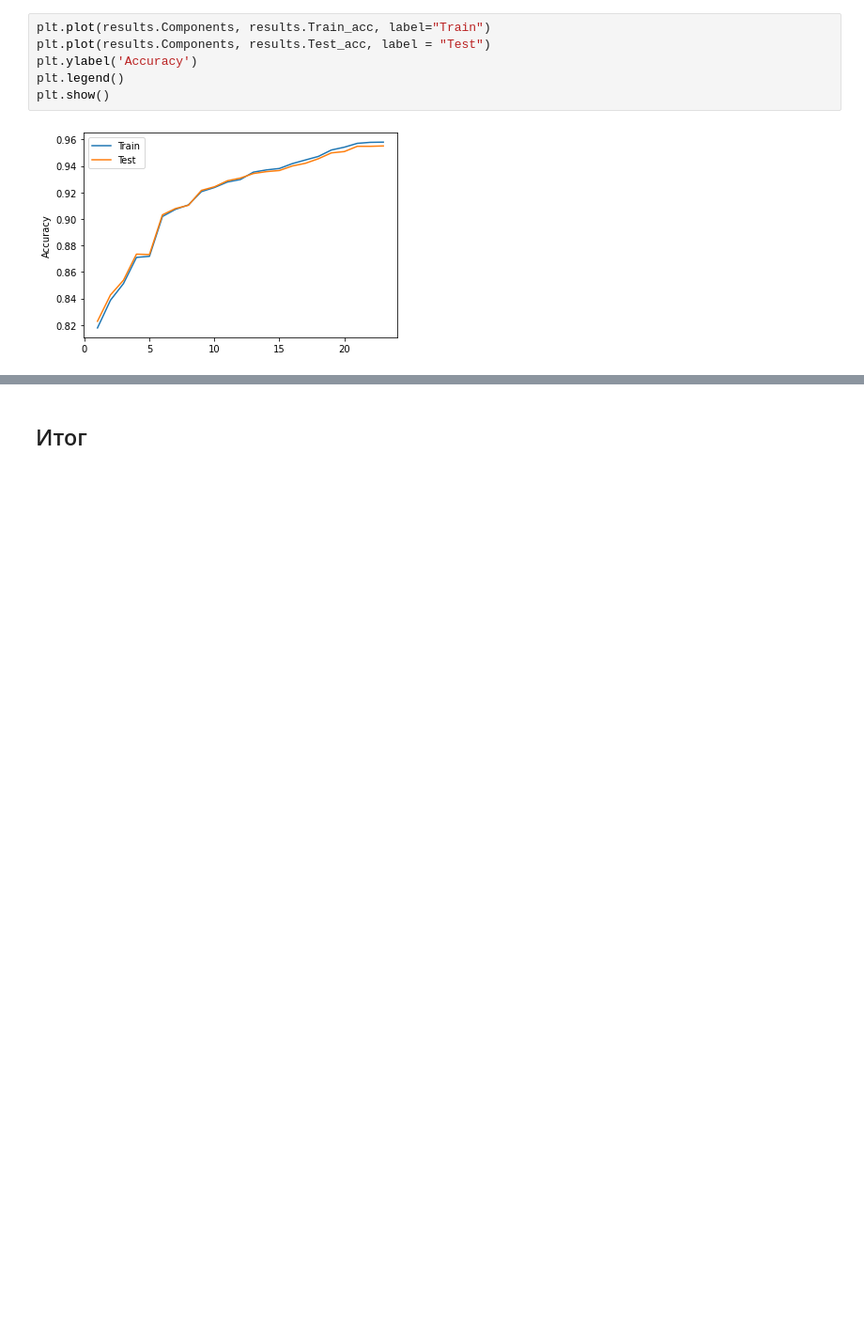
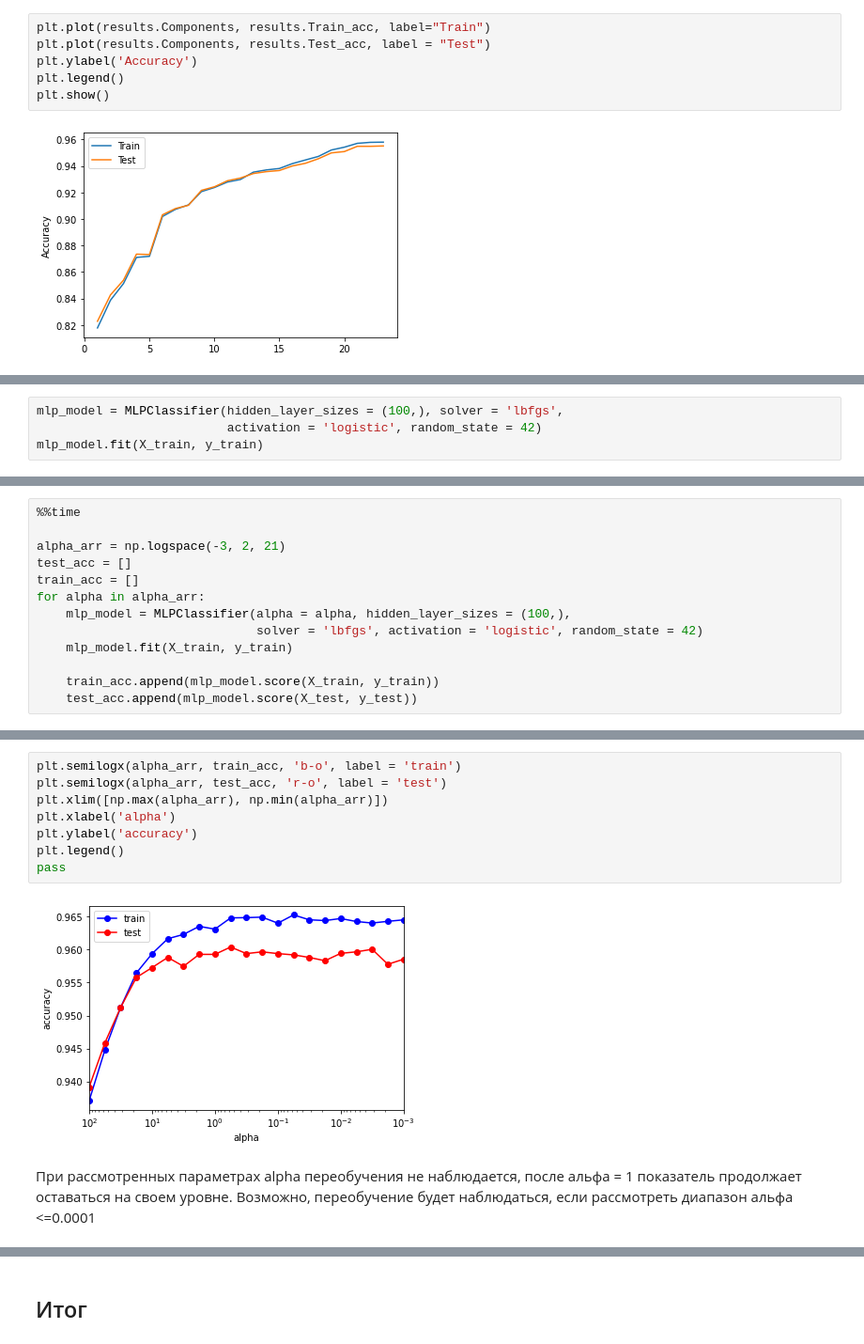
Before and after one commit to planeta4911/ML, a Jupyter notebook: AirlinePassengerSatisfaction.ipynb, the cells around one changed output, grey strips where cells are left out. Shown: that part at 94% size. Drawn from its saved outputs; the diff is of its cells as text; blank space fills up the shorter version.

```diff
--- a/AirlinePassengerSatisfaction.ipynb
+++ b/AirlinePassengerSatisfaction.ipynb
@@ -602,0 +607,4 @@ plt.show()
+# %%
+mlp_model = MLPClassifier(hidden_layer_sizes = (100,), solver = 'lbfgs',
+                          activation = 'logistic', random_state = 42)
+mlp_model.fit(X_train, y_train)
@@ -602,0 +624,13 @@ plt.show()
+# %%
+%%time
+
+alpha_arr = np.logspace(-3, 2, 21)
+test_acc = []
+train_acc = []
+for alpha in alpha_arr:
+    mlp_model = MLPClassifier(alpha = alpha, hidden_layer_sizes = (100,),
+                              solver = 'lbfgs', activation = 'logistic', random_state = 42)
+    mlp_model.fit(X_train, y_train)
+
+    train_acc.append(mlp_model.score(X_train, y_train))
+    test_acc.append(mlp_model.score(X_test, y_test))
@@ -602,0 +656,12 @@ plt.show()
+# %%
+plt.semilogx(alpha_arr, train_acc, 'b-o', label = 'train')
+plt.semilogx(alpha_arr, test_acc, 'r-o', label = 'test')
+plt.xlim([np.max(alpha_arr), np.min(alpha_arr)])
+plt.xlabel('alpha')
+plt.ylabel('accuracy')
+plt.legend()
+pass
+# %% [output]
+[figure, added]
+# %% [markdown]
+При рассмотренных параметрах alpha переобучения не наблюдается, после альфа = 1 показатель продолжает оставаться на своем уровне. Возможно, переобучение будет наблюдаться, если рассмотреть диапазон альфа <=0.0001
```
Also changed, not shown: parts of 10 cells of this notebook.
